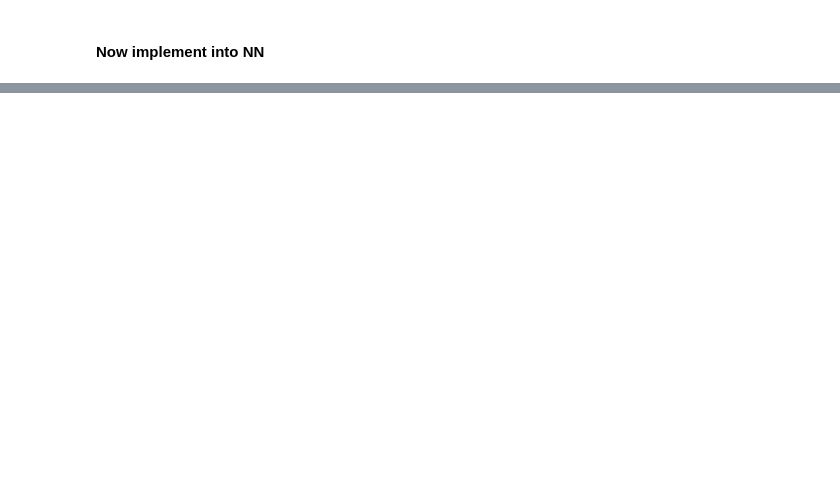
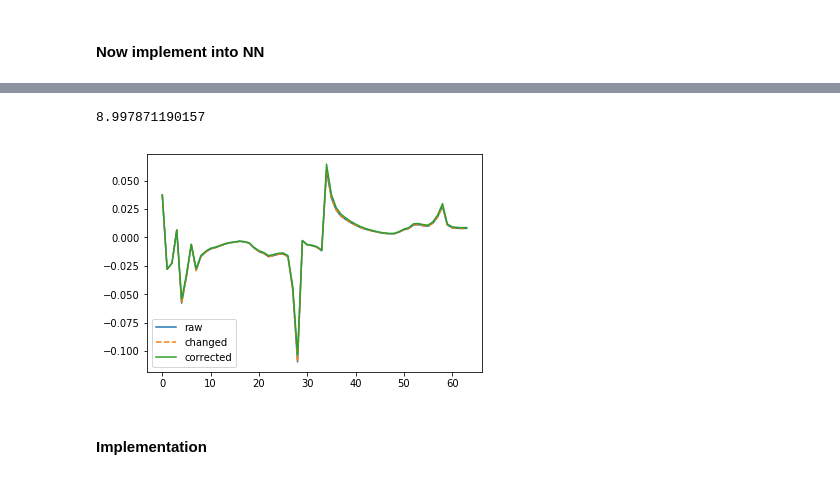
Before and after one commit to raspstephan/CBRAIN-CAM, a Jupyter notebook: notebooks/dev/energy_conservation-nn.ipynb, the cells around one changed output, grey strips where cells are left out. Saved outputs shown, nothing was run; the diff lists cells and outputs as text; code cells hidden in the pictures; blank space fills up the shorter version.

```diff
--- a/notebooks/dev/energy_conservation-nn.ipynb
+++ b/notebooks/dev/energy_conservation-nn.ipynb
@@ -1032,3 +1038 @@ Epoch 10/10
 <keras.callbacks.History at 0x...>
-# %%
-enet.fit(x_trn, y_trn, batch_size=1024, epochs=15, validation_data=(x_val, y_val))
@@ -1063,0 +1101,6 @@ check_preds(net)
+# %%
+tmp_x = x_val.copy(); tmp_y = y_val.copy()
+# %%
+tmp_y[0, 0]=0.02
+# %%
+tmp, dE, fact, F1to4, totvint = np_energy_layer2([tmp_x, tmp_y], version=2)
@@ -1063,0 +1122,10 @@ check_preds(net)
+# %%
+i=1
+print(dE[i])
+plt.plot(y_val[i], label='raw'); plt.plot(tmp_y[i], label='changed', ls='--'); plt.plot(tmp[i], label='corrected');
+plt.legend();
+# %% [output]
+8.997871190157
+[figure, added]
+# %% [markdown]
+#### Implementation
```
Also changed, not shown: parts of 35 cells of this notebook.
